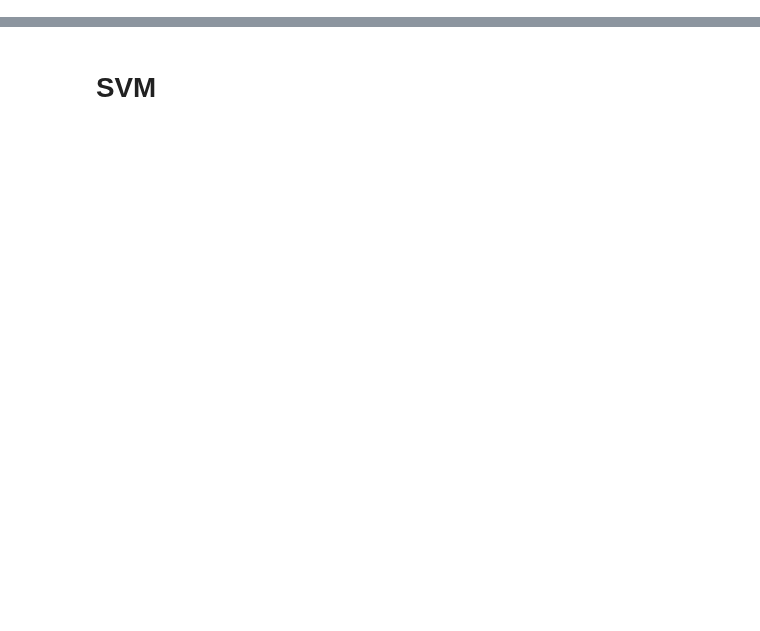
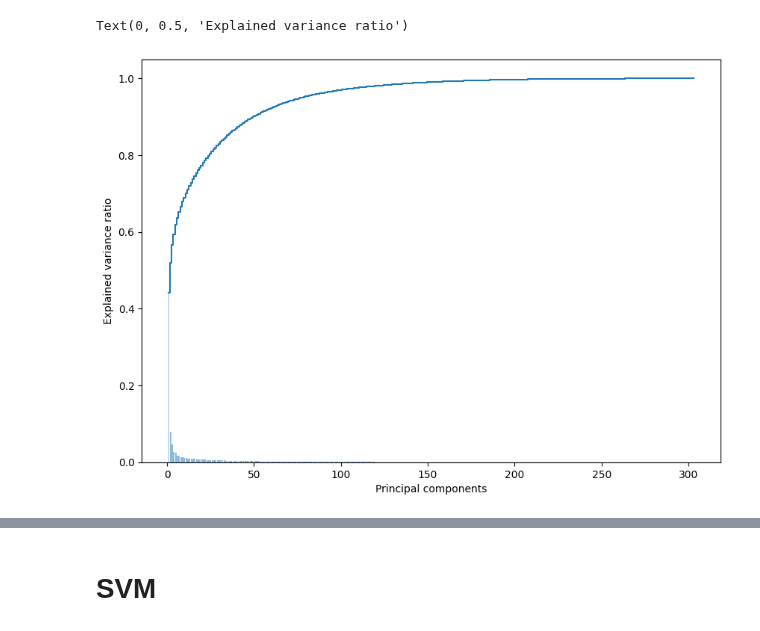
Before and after one commit to wanessabezerra/dataframe-bsi, a Jupyter notebook: dataframe-bsi/classificacao.ipynb, the cells around one changed output, grey strips where cells are left out. Saved outputs shown, nothing was run; the diff lists cells and outputs as text; code cells hidden in the pictures; blank space fills up the shorter version.

```diff
--- a/dataframe-bsi/classificacao.ipynb
+++ b/dataframe-bsi/classificacao.ipynb
@@ -0,0 +22,41 @@
+# %%
+# Importando as Bibliotecas Necessárias
+import pandas as pd
+from sklearn.decomposition import PCA
+from sklearn.preprocessing import StandardScaler
+import matplotlib.pyplot as plt
+
+# Carregando e Preparando os Dados
+# Supondo que seu DataFrame é df e não temos variáveis categóricas não numéricas que precisam ser codificadas
+df = pd.read_csv('df_bsi.csv', sep=',')
+
+# Remova a variável dependente se estiver presente
+if 'nota_final' in df.columns:
+    df = df.drop(columns=['nota_final'])
+
+# Padronizando os dados (muito importante para PCA)
+scaler = StandardScaler()
+df_scaled = scaler.fit_transform(df)
+
+# Aplicando PCA
+# Inicializando o PCA
+pca = PCA(n_components=None)  # n_components=None significa que manteremos todos os componentes
+df_pca = pca.fit_transform(df_scaled)
+
+# Criando um DataFrame com os componentes principais
+pca_columns = [f'PC{i+1}' for i in range(df.shape[1])]
+df_pca = pd.DataFrame(df_pca, columns=pca_columns)
+
+# Explicando a Variância
+# Variância explicada por cada componente principal
+explained_variance = pca.explained_variance_ratio_
+
+# Plotando a variância explicada
+plt.figure(figsize=(10, 7))
+plt.bar(range(1, len(explained_variance) + 1), explained_variance, alpha=0.5, align='center', label='individual explained variance')
+plt.step(range(1, len(explained_variance) + 1), explained_variance.cumsum(), where='mid', label='cumulative explained variance')
+plt.xlabel('Principal components')
+plt.ylabel('Explained variance ratio')
+# %% [output]
+Text(0, 0.5, 'Explained variance ratio')
+[figure, added]
```
Also changed, not shown: parts of 17 cells of this notebook, 5 other files.
